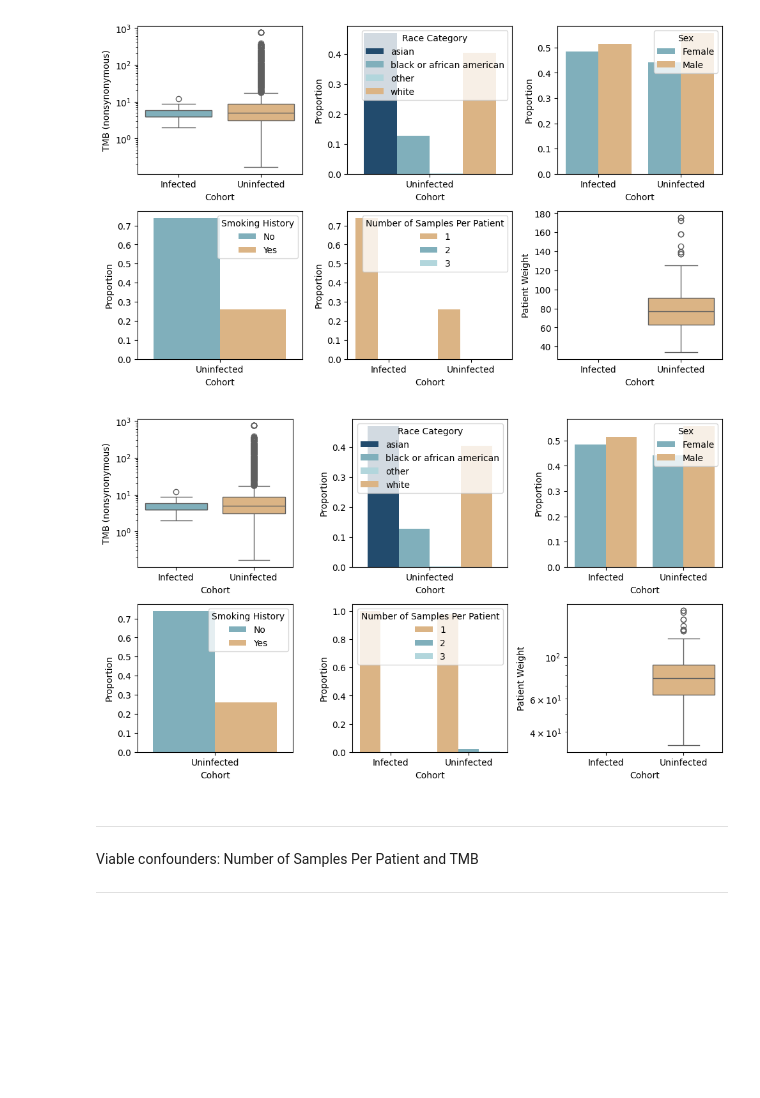
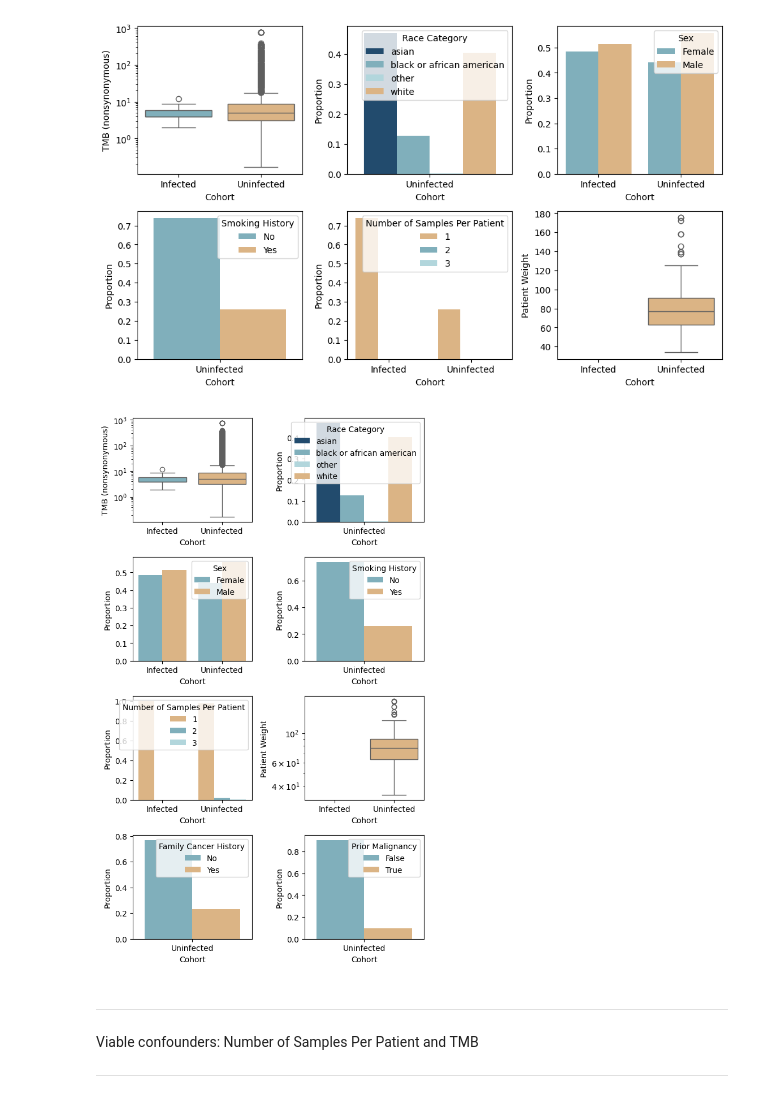
Before and after one commit to fredwdickinson/rscam-g6, a Jupyter notebook: Notebooks/nullcohort.ipynb, the cells around one changed output. Drawn from its saved outputs; the diff is of its cells as text; code cells hidden in the pictures; blank space fills up the shorter version.

```diff
--- a/Notebooks/nullcohort.ipynb
+++ b/Notebooks/nullcohort.ipynb
@@ -348,7 +348,13 @@ Compare variables
 Ref:
 - https://pmc.ncbi.nlm.nih.gov/articles/PMC4017459/#:~:text=Logistic%20Regression,other%20covariates%20(including%20confounders).
 # %%
-new_relevant = ["Gene", "Sample ID", "HGVSc", "TMB (nonsynonymous)", "Race Category", "Number of Samples Per Patient", "Sex", "Smoking History", "Specimen Current Weight", "Patient Weight", "Family Cancer History"]
+new_relevant = ["Gene", "Sample ID",
+                "HGVSc", "TMB (nonsynonymous)",
+                "Race Category", "Number of Samples Per Patient",
+                "Sex", "Smoking History",
+                "Specimen Current Weight", "Patient Weight",
+                "Family Cancer History", "Prior Malignancy",
+               ]
 early_age = 50
 # %%
 new_clean = clean.clean_data(crc_df, relevant_cols = new_relevant, early_age = age)
@@ -526,7 +536,7 @@ plt.show()
 # %% [output]
 [figure]
 # %%
-fig, ax = plt.subplots(2, 3, figsize = (10,6))
+fig, ax = plt.subplots(4, 2, figsize = (6,10))
 
 # Colours
 c_palette = {
@@ -557,6 +567,11 @@ samples_palette = {
     3: "#ABDBE3",
 }
 
+b_palette = {
+    True: "#EAB676",
+    False: "#76b5C5",
+}
+
 # Add a cohort column for boxplots
 clean_infected = infected.copy()
 clean_infected["Cohort"] = "Infected"
@@ -569,6 +584,8 @@ Variables = {"TMB (nonsynonymous)": c_palette,
              "Smoking History":n_palette,
              "Number of Samples Per Patient": samples_palette,
              "Patient Weight": c_palette,
+             "Family Cancer History": n_palette,
+             "Prior Malignancy": b_palette,
             }
 
 axes = ax.flatten()
@@ -579,34 +596,34 @@ for i, (var, pal) in enumerate(Variables.items()):
     else:
         infected1 = clean_infected[["Cohort", var]]
         uninfected1 = clean_uninfected[["Cohort", var]]
     cdf = pd.concat([infected1, uninfected1])
     if (var == "TMB (nonsynonymous)" or var == "Patient Weight"):
         sns.boxplot(x="Cohort",
             y=var,
             hue = "Cohort",
             data=cdf,
             palette = pal,
             legend = False,
             ax = axes[i])
         axes[i].set_yscale("log")
     else:
         prop_df = (cdf.groupby(["Cohort", var]).size().reset_index(name="count"))
         prop_df["Proportion"] = prop_df.groupby("Cohort")["count"].transform(lambda x: x / x.sum())
         sns.barplot(
             x="Cohort",
             y="Proportion",
             hue=var,
             data=prop_df,
             ax=axes[i],
             palette = pal
         )
 
 
 plt.tight_layout()
 plt.savefig("Investigations.png", bbox_inches = "tight")
 plt.show()
 # %% [output]
-[figure, old version]
+[figure, new version]
 # %% [markdown]
 ---
 Viable confounders: Number of Samples Per Patient and TMB
```
Also changed, not shown: parts of 6 cells of this notebook.
